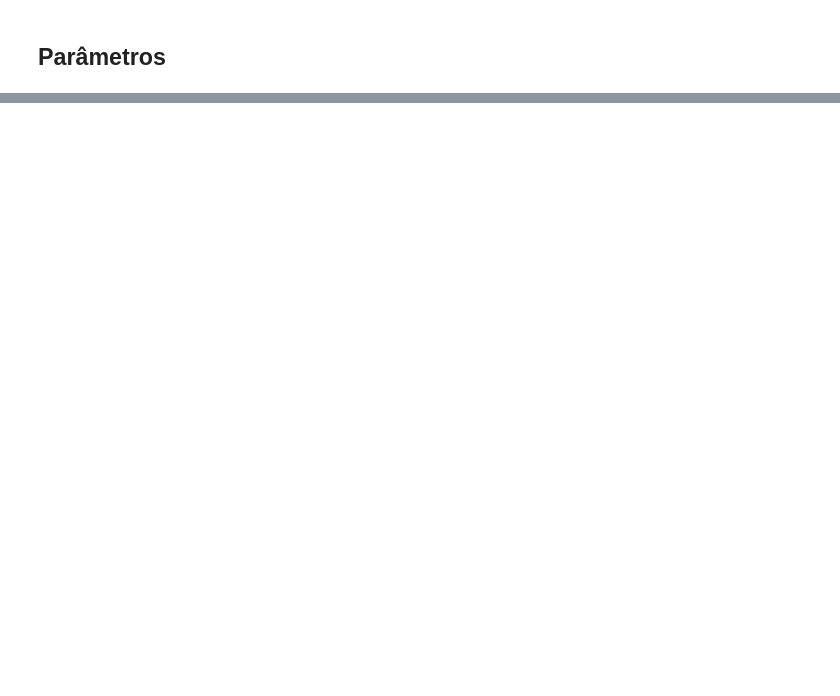
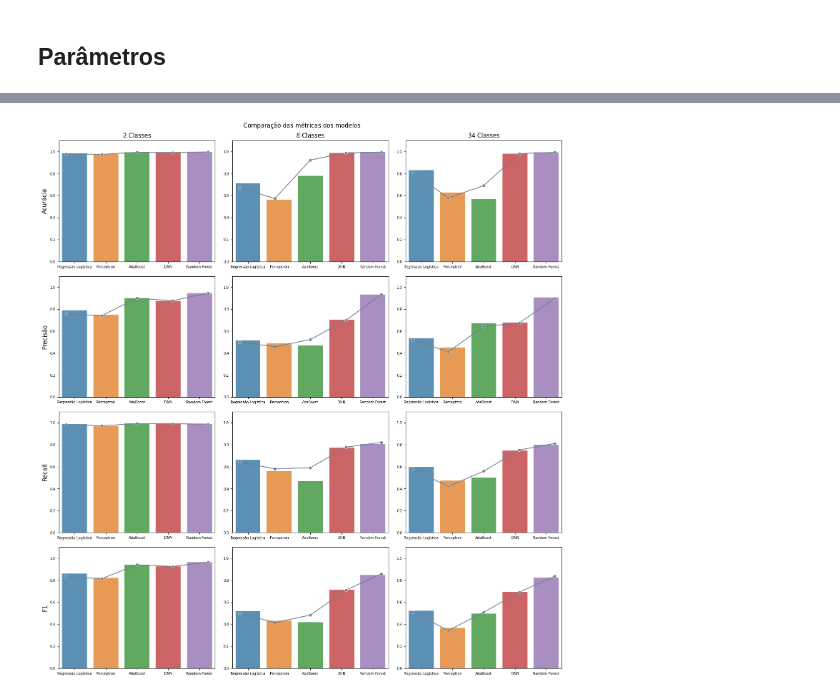
Before and after one commit to oliveiraleo/DCC130, a Jupyter notebook: src/Notebook.ipynb, the cells around one changed output, grey strips where cells are left out. Saved outputs shown, nothing was run; the diff lists cells and outputs as text; code cells hidden in the pictures; blank space fills up the shorter version.

Commit message:
feat: notebook jupyter apenas para a visualização dos dados

```diff
--- a/src/Notebook.ipynb
+++ b/src/Notebook.ipynb
@@ -203,14 +26,0 @@ X_test_filtered = X_test.select(cols_to_keep)
-# %%
-sns.set_theme(rc={"figure.figsize": (75, 25)})
-
-corr = X_train_filtered.corr()
-sns.heatmap(
-    data=corr,
-    cbar=False,
-    cmap="coolwarm",
-    fmt=".3f",
-    mask=np.triu(corr),
-    annot=True,
-    xticklabels=corr.columns,
-    yticklabels=corr.columns,
-)
@@ -457,0 +27,5 @@ plt.show()
+# %%
+SAVE_PLOTS = True
+
+FILES_SUFFIX = PROD
+RESULTS_FILE = PROJECT_DIR / f"results_{FILES_SUFFIX}.csv"
@@ -457,0 +63,60 @@ plt.show()
+# %%
+fig, axes = plt.subplots(
+    len(metrics),
+    len(features_groupby),
+    figsize=(len(features_groupby) * 5, len(metrics) * 4),
+)
+
+for i, metric in enumerate(metrics):
+    for j, (num_classes, df_feature) in enumerate(features_groupby):
+        df_false = df_feature[~df_feature["feature_selection"]]
+        df_true = df_feature[df_feature["feature_selection"]]
+
+        ax = axes[i, j]
+
+        sns.barplot(
+            data=df_false,
+            x="model",
+            y=df_false[metric],
+            hue="model",
+            ax=ax,
+            alpha=0.8,
+        )
+        new_ax = ax.twiny()
+        sns.lineplot(
+            data=df_true,
+            x="model",
+            y=df_true[metric],
+            marker="o",
+            markeredgewidth=0.5,
+            color="slategray",
+            ax=new_ax,
+        )
+        ax.grid(False)
+        new_ax.grid(False)
+
+        ax.set_xlabel("")
+        ax.tick_params(axis="both", which="major", labelsize=7)
+        ax.tick_params(axis="both", which="minor", labelsize=5)
+
+        new_ax.get_xaxis().set_visible(False)
+
+        ax.set_ylim(0, 1.1)
+        new_ax.set_ylim(0, 1.1)
+
+        if i == 0:
+            ax.set_title(f"{num_classes} Classes")
+
+        if j == 0:
+            ax.set_ylabel(metric, size="large")
+        else:
+            ax.set_ylabel("")
+
+plt.suptitle("Comparação das métricas dos modelos")
+plt.tight_layout(pad=1.5)
+plt.show()
+
+if SAVE_PLOTS:
+    fig.get_figure().savefig(FIGURES_DIR / "performance_metrics.png")
+# %% [output]
+[figure, added]
```
Also changed, not shown: parts of 66 cells of this notebook.
